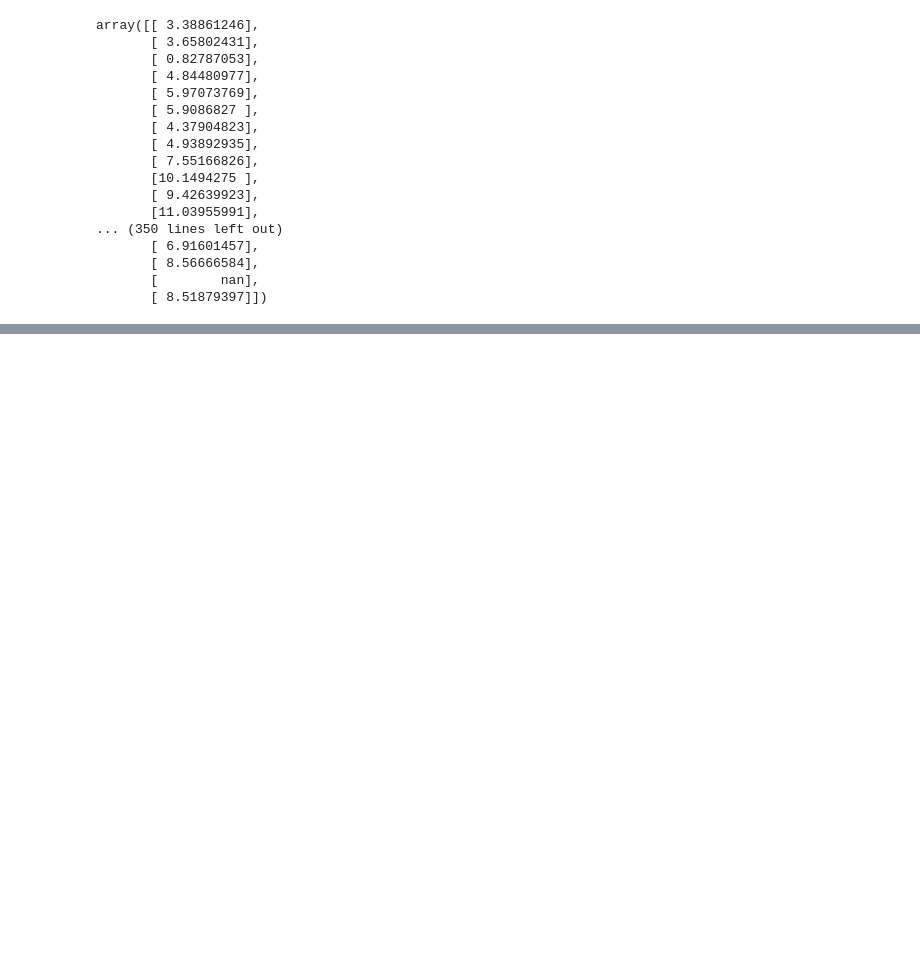
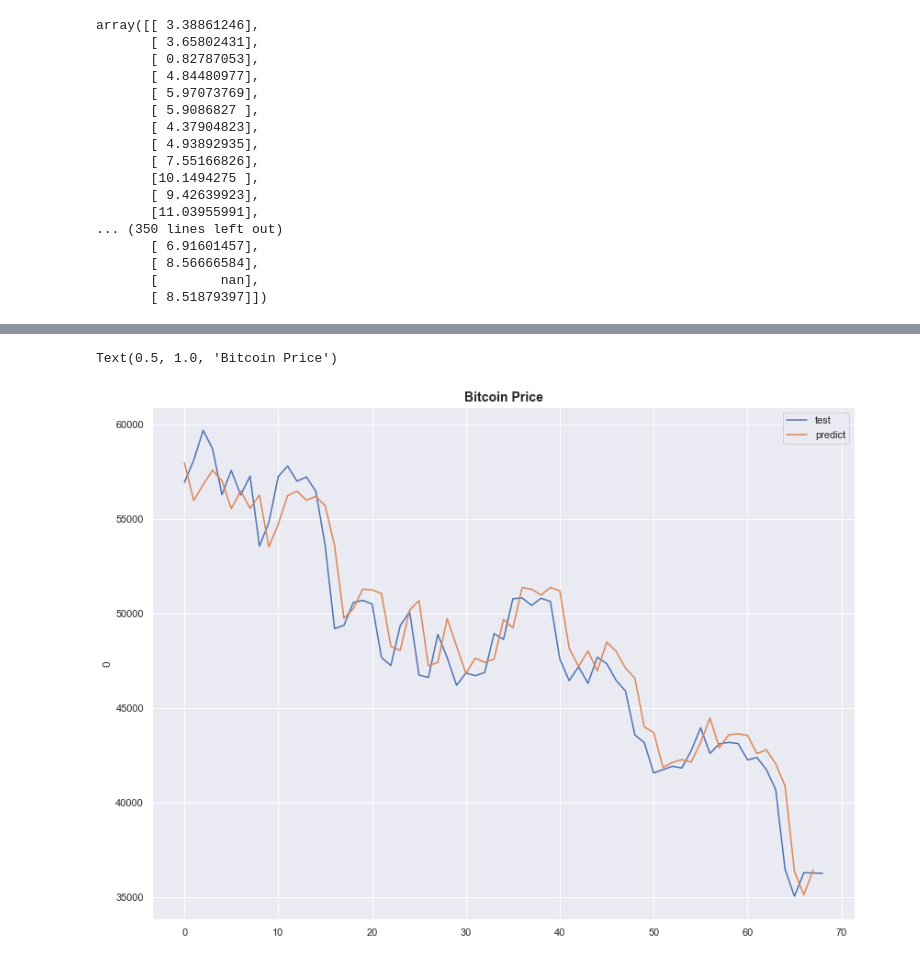
Before and after one commit to andy0207huang/2021-wai-crypto, a Jupyter notebook: Notebook/model.ipynb, the cells around one changed output, grey strips where cells are left out. Drawn from its saved outputs; the diff is of its cells as text; code cells hidden in the pictures; blank space fills up the shorter version.

Commit message:
20220204 andy johann predict

```diff
--- a/Notebook/model.ipynb
+++ b/Notebook/model.ipynb
@@ -114,2 +179,4 @@ model.add(LSTM(units=numunits))
 # %%
 # 8.1 predict ONE currency
+test = pd.DataFrame(min_max_scaler.inverse_transform(y_test))
+predict = pd.DataFrame(min_max_scaler.inverse_transform(model.predict(x_test)))
@@ -118,3 +183,18 @@ model.add(LSTM(units=numunits))
+# %%
+# 8.2 plot both ORIGINAL & PREDICTED data points
+import seaborn as sns
+
+sns.set(rc={'figure.figsize':(11.7+2, 8.27+2)})
+
+# test
+bitcoin = sns.lineplot(x=test.index, y=test[0], label="test")
+# predict
+bitcoin = sns.lineplot(x=predict.index, y=predict[0], label="predict")
+
+bitcoin.set_title('Bitcoin Price', size=14, fontweight='bold')
+# %% [output]
+Text(0.5, 1.0, 'Bitcoin Price')
+[figure, added]
 # %%
 # 9.1 repeat prediction model for other currencies
 # %%
```
Also changed, not shown: parts of 5 cells of this notebook.
